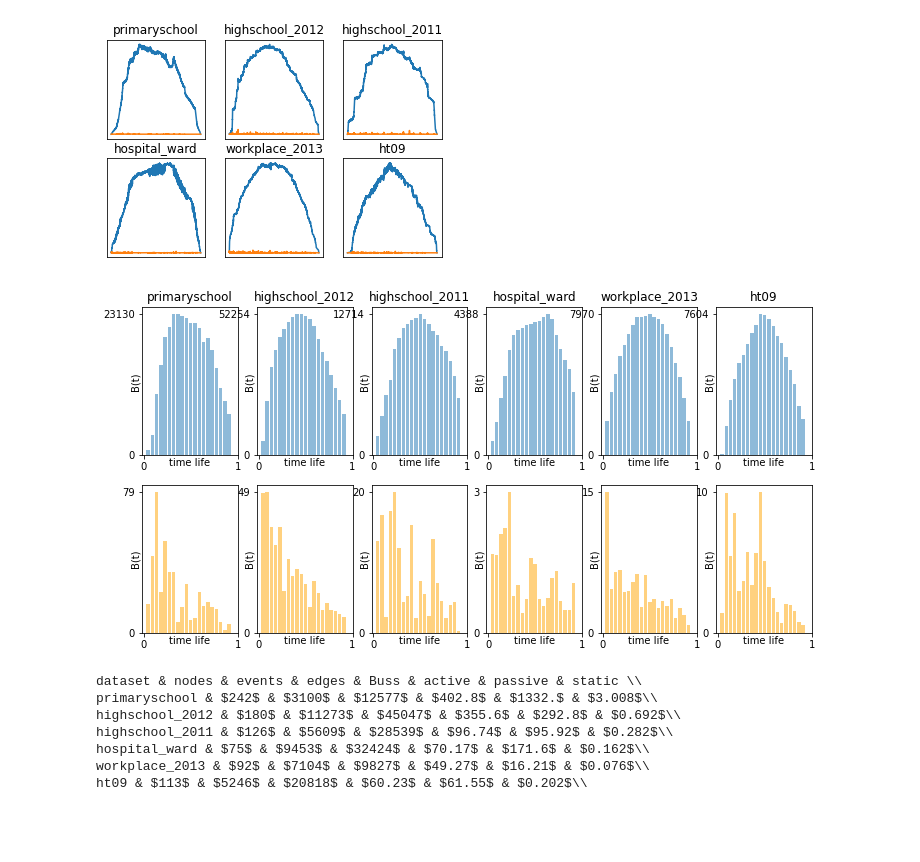
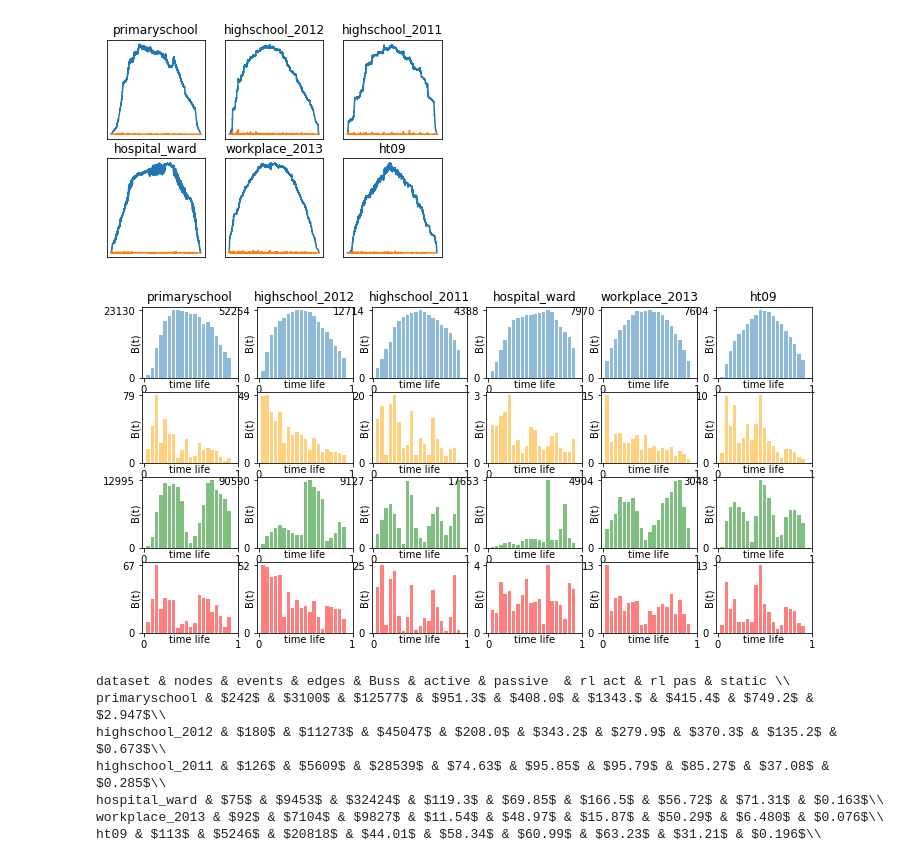
Before and after one commit to busyweaver/code_temporal_betweenness_, a Jupyter notebook: src/approx_new_shortest.ipynb, the cells around one changed output. Drawn from its saved outputs; the diff is of its cells as text; code cells hidden in the pictures; blank space fills up the shorter version.

```diff
--- a/src/approx_new_shortest.ipynb
+++ b/src/approx_new_shortest.ipynb
@@ -139,5 +143,6 @@ for nam,dire,col in names:
     l = kendallrank(res_sum_node,bet_stat)
     cor.append(l)
 # %%
-cor
+for i in range(len(cor)):
+    print("$" ,str(cor[i][-1])[:4],"$ &",end="")
 # %% [output]
@@ -150,5 +150,5 @@ cor
 # %%
-bet_comp = ["act/pas", "act/stat", "pas/stat"]
+bet_comp = [ "rl_act/act ","rl_pas/pas", "act/pas", "act/stat", "pas/stat"]
 import numpy as np
 import seaborn as sns
 import pandas as pd
@@ -162,15 +162,15 @@ transp = cor_mat.transpose()
 df = pd.DataFrame.from_dict( data=transp)
 df.index = bet_comp
 df.columns = list(map(lambda x : x[0], names))
-f, ax = plt.subplots(figsize=(10, 8))
+f, ax = plt.subplots(figsize=(6, 4))
 # corr = df.corr()
 svm = sns.heatmap(df,
-    cmap=sns.diverging_palette(220, 10, as_cmap=True),
+    cmap=sns.diverging_palette(220, 20, as_cmap=True),
     vmin=0, vmax=1.0,
-    square=True, ax=ax, cbar_kws={"shrink": 0.5}, annot=transp)
+    square=True, ax=ax, cbar=False, cbar_kws={"shrink": 0.5}, annot=transp)
 figure = svm.get_figure()
 plt.xticks(fontsize=10)
-plt.yticks(fontsize=12)
+plt.yticks(fontsize=10)
 
 figure.savefig('heat_short_node.png', dpi=400,bbox_inches='tight')
 figure.tight_layout()
@@ -184,7 +184,11 @@ for nam,dire,col in names:
     n, T, m = charact(path_add)
     res,res_bet,res_sum_node,res_sum_time = res_dic(path_add,be,stri,cost_type,app,T)
 #     print(path_add)
-    l = [res_sum_time[-1]["non-strict"]["bet_exact"]["active"]["shortest"], res_sum_time[-1]["non-strict"]["bet_exact"]["passive"]["shortest"]]
+    l = [res_sum_time[-1]["non-strict"]["bet_exact"]["active"]["shortest"],
+         res_sum_time[-1]["non-strict"]["bet_exact"]["passive"]["shortest"],
+         res_sum_time[-1]["non-strict"]["bet_exact"]["active"]["shortestrestless"],
+         res_sum_time[-1]["non-strict"]["bet_exact"]["passive"]["shortestrestless"],
+        ]
     time.append(l)
 # %%
 import numpy as np
@@ -212,50 +216,84 @@ fig.show()
 from matplotlib.pyplot import figure
 import numpy as np
 import matplotlib.pyplot as plt
-fig, axs = plt.subplots(2, 6)
+fig, axs = plt.subplots(4, 6)
 for i in range(len(names)):
     ti = time[i][0]
     ti2 = time[i][1]
+    ti3 = time[i][2]
+    ti4 = time[i][3]
+
     s = list(map(lambda x : x/1, ti ))
     s2 = list(map(lambda x : x/1, ti2 ))
+    s3 = list(map(lambda x : x/1, ti3 ))
+    s3 = list(map(lambda x : x/1, ti4 ))
+
+
     t = [j for j in range(len(ti))]
     nb = 20
     ba_val = []
+    ba_val2 = []
+    ba_val3 = []
+    ba_val4 = []
+
+
     su = sum(ti)
     su2 = sum(ti2)
-    ba_val2 = []
+    su3 = sum(ti3)
+    su4 = sum(ti4)
+
+
     bins = np.arange(0, len(ti), len(ti)/(nb+1)) # fixed bin size
     for j in range(len(list(bins))-1):
         ba_val.append(sum(ti[int(bins[j]):int(bins[j+1])]))
         ba_val2.append(sum(ti2[int(bins[j]):int(bins[j+1])]))
+        ba_val3.append(sum(ti3[int(bins[j]):int(bins[j+1])]))
+        ba_val4.append(sum(ti4[int(bins[j]):int(bins[j+1])]))
+
+
     axs[0, i].bar([j for j in range(len(ba_val))],ba_val, alpha=0.5)
     axs[1, i].bar([j for j in range(len(ba_val))],ba_val2, alpha=0.5, color = "orange")
+    axs[2, i].bar([j for j in range(len(ba_val))],ba_val3, alpha=0.5, color = "green")
+    axs[3, i].bar([j for j in range(len(ba_val))],ba_val4, alpha=0.5, color = "red")
+
 
 #     if i == 0:
     axs[0,i].set(xlabel='time life', ylabel='B(t)',title=names[i][0])
     axs[0,i].yaxis.set_label_coords(-0.02,0.5)
     axs[0,i].xaxis.set_label_coords(0.5,-0.02)
     axs[0,i].set_xticks([-1,nb+1], labels=[0,1])
     axs[0,i].set_yticks([0,max(ba_val)],labels=[0,int(max(ba_val)/100)])
 
     axs[1,i].set(xlabel='time life', ylabel='B(t)')
     axs[1,i].yaxis.set_label_coords(-0.02,0.5)
     axs[1,i].xaxis.set_label_coords(0.5,-0.02)
     axs[1,i].set_xticks([-1,nb+1], labels=[0,1])
     axs[1,i].set_yticks([0,max(ba_val2)],labels=[0,int(max(ba_val2)/100)])
 
+    axs[2,i].set(xlabel='time life', ylabel='B(t)')
+    axs[2,i].yaxis.set_label_coords(-0.02,0.5)
+    axs[2,i].xaxis.set_label_coords(0.5,-0.02)
+    axs[2,i].set_xticks([-1,nb+1], labels=[0,1])
+    axs[2,i].set_yticks([0,max(ba_val3)],labels=[0,int(max(ba_val3)/100)])
+
+    axs[3,i].set(xlabel='time life', ylabel='B(t)')
+    axs[3,i].yaxis.set_label_coords(-0.02,0.5)
+    axs[3,i].xaxis.set_label_coords(0.5,-0.02)
+    axs[3,i].set_xticks([-1,nb+1], labels=[0,1])
+    axs[3,i].set_yticks([0,max(ba_val4)],labels=[0,int(max(ba_val4)/100)])
+
 
 # fig.tight_layout(pad = 1)
 fig.set_size_inches(12, 6)
 fig.savefig("short_time.png")
 fig.show()
 # %% [output]
-[figure, old version]
+[figure, new version]
 # %%
 path = "/home/mehdi/Nextcloud/experiments/betweenness_discrete/shortest/"
 cor = []
 names = [["primaryschool",False,"green"],["highschool_2012",False,"green"], ["highschool_2011",False,"orange"], ["hospital_ward",False,"blue"], ["workplace_2013",False,"blue"], ["ht09",False,"blue"]]
-print("dataset & nodes & events & edges & Buss & active & passive & static \\\\")
+print("dataset & nodes & events & edges & Buss & active & passive  & rl act & rl pas & static \\\\")
 
 for nam,dire,col in names:
     path_add,be,stri,cost_type,app = params(path,nam,dire)
@@ -263,10 +301,10 @@ for nam,dire,col in names:
     n, T, m = charact(path_add)
     info(path_add,nam)
 # %% [output]
-dataset & nodes & events & edges & Buss & active & passive & static \\
-primaryschool & $242$ & $3100$ & $12577$ & $402.8$ & $1332.$ & $3.008$\\
-highschool_2012 & $180$ & $11273$ & $45047$ & $355.6$ & $292.8$ & $0.692$\\
-highschool_2011 & $126$ & $5609$ & $28539$ & $96.74$ & $95.92$ & $0.282$\\
-hospital_ward & $75$ & $9453$ & $32424$ & $70.17$ & $171.6$ & $0.162$\\
-workplace_2013 & $92$ & $7104$ & $9827$ & $49.27$ & $16.21$ & $0.076$\\
-ht09 & $113$ & $5246$ & $20818$ & $60.23$ & $61.55$ & $0.202$\\
+dataset & nodes & events & edges & Buss & active & passive  & rl act & rl pas & static \\
+primaryschool & $242$ & $3100$ & $12577$ & $951.3$ & $408.0$ & $1343.$ & $415.4$ & $749.2$ & $2.947$\\
+highschool_2012 & $180$ & $11273$ & $45047$ & $208.0$ & $343.2$ & $279.9$ & $370.3$ & $135.2$ & $0.673$\\
+highschool_2011 & $126$ & $5609$ & $28539$ & $74.63$ & $95.85$ & $95.79$ & $85.27$ & $37.08$ & $0.285$\\
+hospital_ward & $75$ & $9453$ & $32424$ & $119.3$ & $69.85$ & $166.5$ & $56.72$ & $71.31$ & $0.163$\\
+workplace_2013 & $92$ & $7104$ & $9827$ & $11.54$ & $48.97$ & $15.87$ & $50.29$ & $6.480$ & $0.076$\\
+ht09 & $113$ & $5246$ & $20818$ & $44.01$ & $58.34$ & $60.99$ & $63.23$ & $31.21$ & $0.196$\\
```
Also changed, not shown: parts of 14 cells of this notebook, 4 other files.
